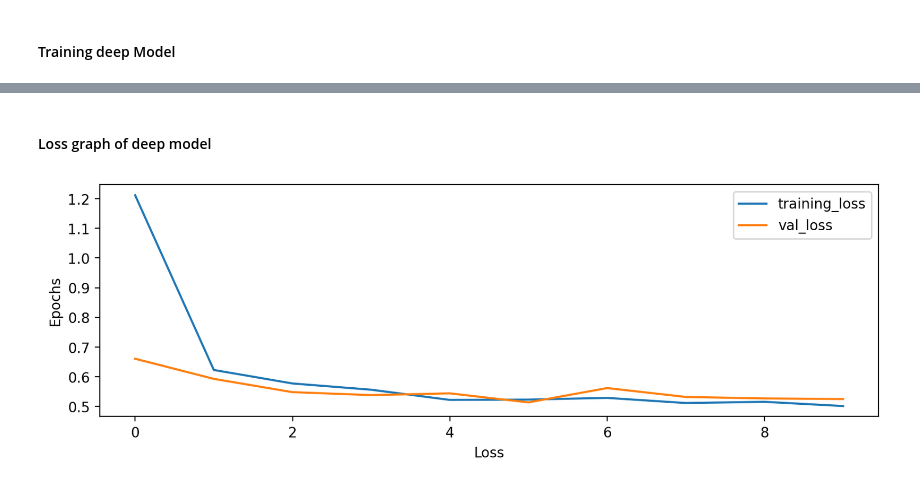
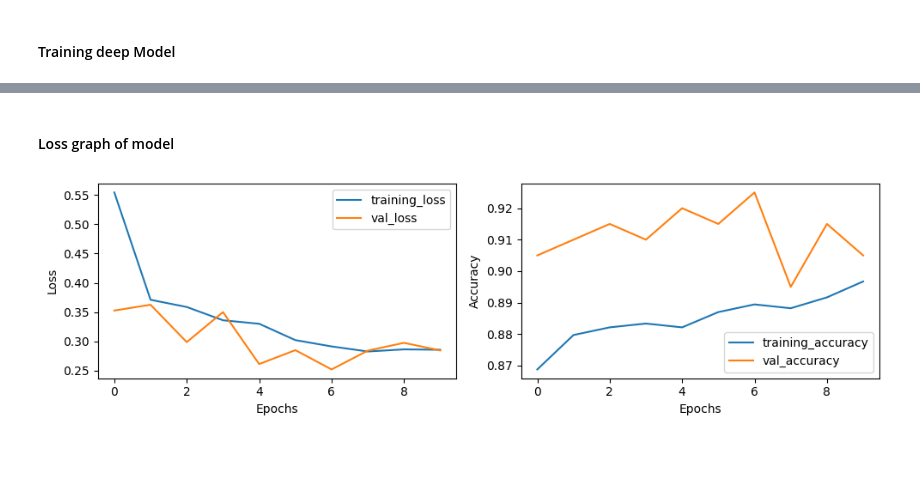
Before and after one commit to Sam-wyre/Emergency-vehicle-Classification, a Jupyter notebook: main.ipynb, the cells around one changed output, grey strips where cells are left out. Drawn from its saved outputs; the diff is of its cells as text; code cells hidden in the pictures; blank space fills up the shorter version.

```diff
--- a/main.ipynb
+++ b/main.ipynb
@@ -362,6 +410,12 @@ def define_model_architecture():
      # Include a dropout layer at rate of 0.5
     model.add(Dropout(0.5))
 
+    model.add(Conv2D(64,kernel_size=(3,3),activation='relu',input_shape=(sample_width, sample_height, 3)))
+
+    model.add(Conv2D(128,kernel_size=(3,3),activation='relu',input_shape=(sample_width, sample_height, 3)))
+
+    model.add(MaxPooling2D(pool_size=(2, 2)))
+
     # Flatten the model
     model.add(Flatten())
 
@@ -431,15 +485,25 @@ Epoch 10/10
 # %% [markdown]
-#### Loss graph of deep model
+#### Loss graph of  model
 # %%
 model_historydf = pd.DataFrame(model_history.history)
-plt.figure(dpi=200, figsize = (10,3))
-plt.plot(model_historydf['loss'],
-label='training_loss')
-plt.plot(model_historydf['val_loss'],
-label='val_loss')
-plt.xlabel('Loss')
-plt.ylabel('Epochs')
+plt.figure(dpi=100, figsize=(10, 3))
+# Plot for Loss and Validation Loss
+plt.subplot(1, 2, 1)  # Create the first subplot
+plt.plot(model_historydf['loss'], label='training_loss')
+plt.plot(model_historydf['val_loss'], label='val_loss')
+plt.xlabel('Epochs')
+plt.ylabel('Loss')
 plt.legend()
+
+# Plot for Accuracy and Validation Accuracy
+plt.subplot(1, 2, 2)  # Create the second subplot
+plt.plot(model_historydf['accuracy'], label='training_accuracy')
+plt.plot(model_historydf['val_accuracy'], label='val_accuracy')
+plt.xlabel('Epochs')
+plt.ylabel('Accuracy')
+plt.legend()
+
+plt.tight_layout()
 plt.show()
 # %% [output]
-[figure, old version]
+[figure, new version]
```
Also changed, not shown: parts of 38 cells of this notebook.
